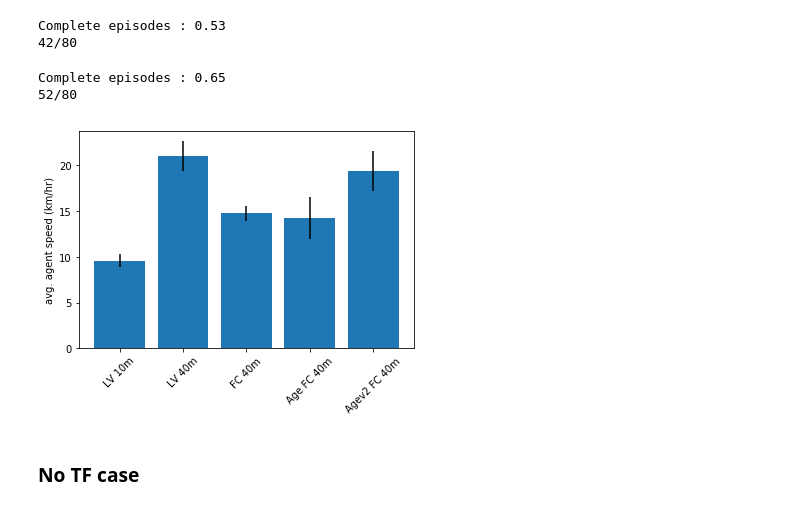
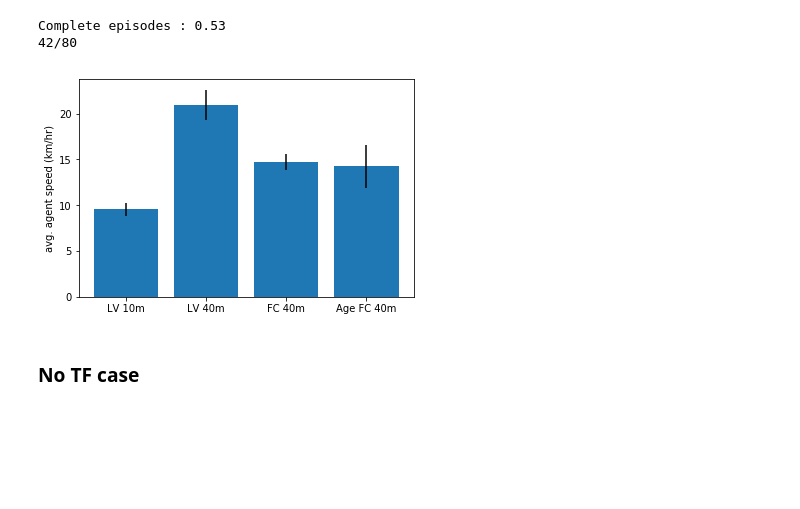
Before and after one commit to mynkpl1998/upgraded-octo-lamp, a Jupyter notebook: extras/analysis/homogeneous-with-tf.ipynb, the cells around one changed output. Cells and saved outputs as stored; diff of their text form; code cells hidden in the pictures; blank space fills up the shorter version.

```diff
--- a/extras/analysis/homogeneous-with-tf.ipynb
+++ b/extras/analysis/homogeneous-with-tf.ipynb
@@ -106,22 +104,15 @@ FC40mAgespeed *= 3.6
 # %% [output]
 Complete episodes : 0.53
 42/80
-# %%
-FC40mAgev2speedData = avgSpeed(FC40mAgev2Data)
-FC40mAgev2speed = FC40mAgev2speedData['complete'].sum(axis=1) / FC40mAgev2speedData['complete'].shape[1]
-FC40mAgev2speed *= 3.6
-# %% [output]
-Complete episodes : 0.65
-52/80
 # %%
-xticks = ['LV 10m', 'LV 40m', 'FC 40m', 'Age FC 40m', 'Agev2 FC 40m']
-plt.xticks([0, 1, 2, 3, 4], xticks, rotation=45)
-plt.bar([0, 1, 2, 3, 4], [onlyLV10mspeed.mean(), onlyLV40mspeed.mean(), FC40mspeed.mean(), FC40mAgespeed.mean(), FC40mAgev2speed.mean()], yerr=[onlyLV10mspeed.std(), onlyLV40mspeed.std(), FC40mspeed.std(), FC40mAgespeed.std(), FC40mAgev2speed.std()])
+xticks = ['LV 10m', 'LV 40m', 'FC 40m', 'Age FC 40m']
+plt.xticks([0, 1, 2, 3], xticks)
+plt.bar([0, 1, 2, 3], [onlyLV10mspeed.mean(), onlyLV40mspeed.mean(), FC40mspeed.mean(), FC40mAgespeed.mean()], yerr=[onlyLV10mspeed.std(), onlyLV40mspeed.std(), FC40mspeed.std(), FC40mAgespeed.std()])
 plt.ylabel('avg. agent speed (km/hr)')
 plt.show()
 #plt.grid()
 # %% [output]
-[figure, old version]
+[figure, new version]
 # %% [markdown]
 ### No TF case
 # %%
```
Also changed, not shown: parts of 10 cells of this notebook.
